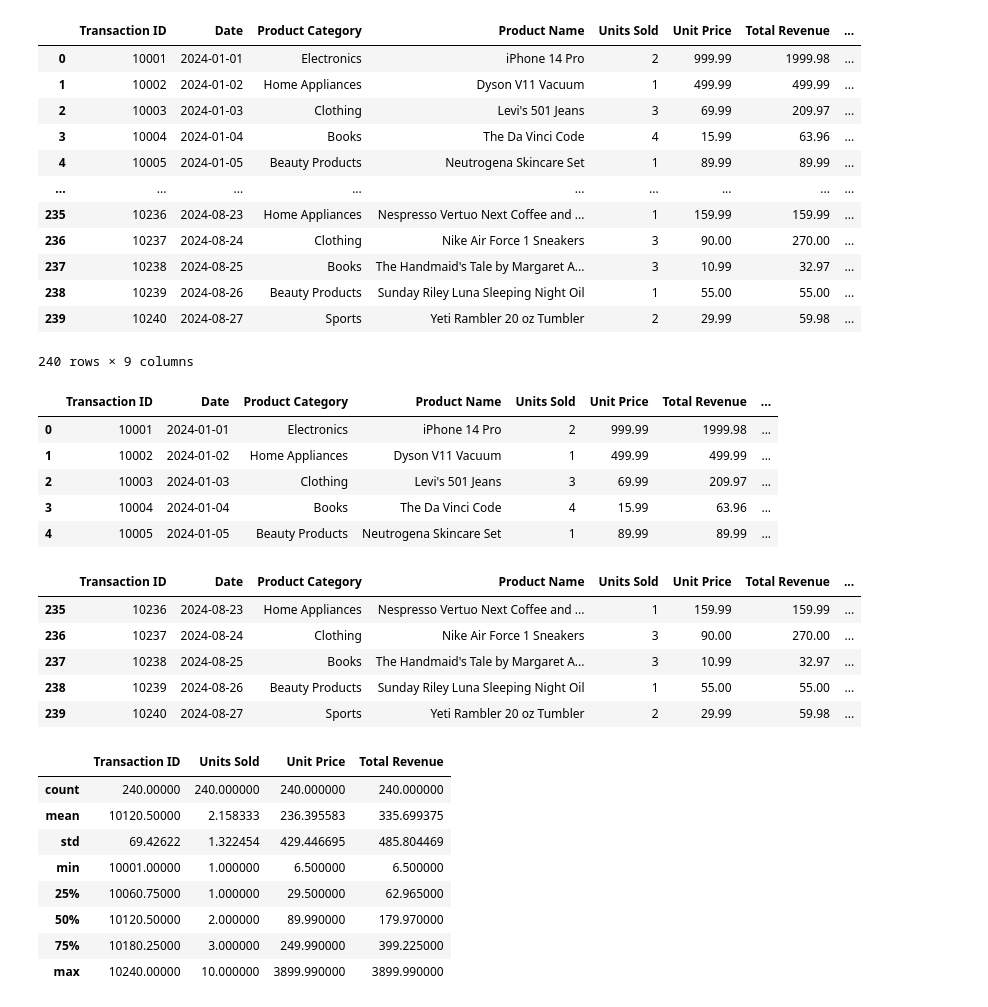
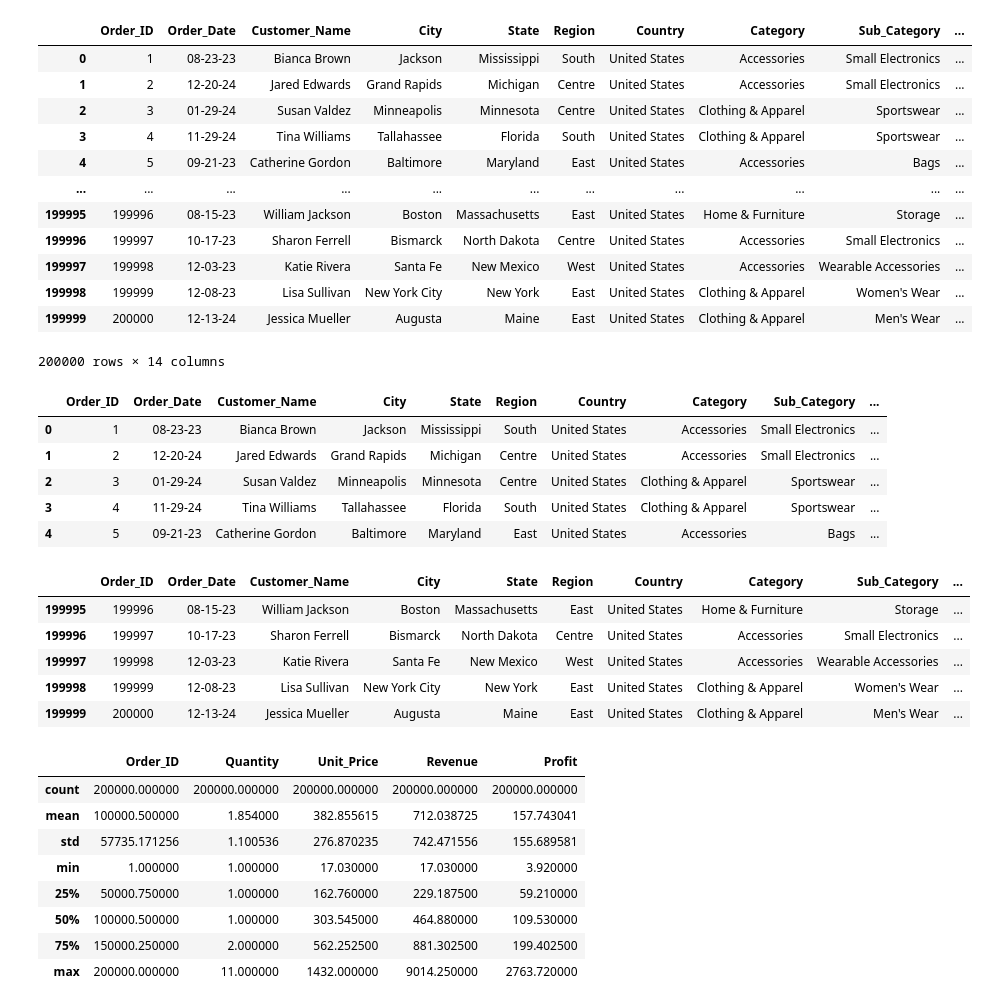
Before and after one commit to prathamxz/Data-Science-Practice, a Jupyter notebook: Python Solving/Data Analysis with Python/Data Manipulation with Pandas.ipynb, the cells around one changed output. Saved outputs shown, nothing was run; the diff lists cells and outputs as text; code cells hidden in the pictures.

```diff
--- a/Python Solving/Data Analysis with Python/Data Manipulation with Pandas.ipynb
+++ b/Python Solving/Data Analysis with Python/Data Manipulation with Pandas.ipynb
@@ -1,51 +1,51 @@
 # %%
 import pandas as pd
-df = pd.read_csv('Sale_data.csv')
+df = pd.read_csv('sales.csv')
 df
 # %% [output]
-|  | Transaction ID | Date | Product Category | Product Name | Units Sold | Unit Price | Total Revenue | ... |
-| 0 | 10001 | 2024-01-01 | Electronics | iPhone 14 Pro | 2 | 999.99 | 1999.98 | ... |
-| 1 | 10002 | 2024-01-02 | Home Appliances | Dyson V11 Vacuum | 1 | 499.99 | 499.99 | ... |
-| 2 | 10003 | 2024-01-03 | Clothing | Levi's 501 Jeans | 3 | 69.99 | 209.97 | ... |
-| 3 | 10004 | 2024-01-04 | Books | The Da Vinci Code | 4 | 15.99 | 63.96 | ... |
-| 4 | 10005 | 2024-01-05 | Beauty Products | Neutrogena Skincare Set | 1 | 89.99 | 89.99 | ... |
-| ... | ... | ... | ... | ... | ... | ... | ... | ... |
-| 235 | 10236 | 2024-08-23 | Home Appliances | Nespresso Vertuo Next Coffee and ... | 1 | 159.99 | 159.99 | ... |
-| 236 | 10237 | 2024-08-24 | Clothing | Nike Air Force 1 Sneakers | 3 | 90.00 | 270.00 | ... |
-| 237 | 10238 | 2024-08-25 | Books | The Handmaid's Tale by Margaret A... | 3 | 10.99 | 32.97 | ... |
-| 238 | 10239 | 2024-08-26 | Beauty Products | Sunday Riley Luna Sleeping Night Oil | 1 | 55.00 | 55.00 | ... |
-| 239 | 10240 | 2024-08-27 | Sports | Yeti Rambler 20 oz Tumbler | 2 | 29.99 | 59.98 | ... |
+|  | Order_ID | Order_Date | Customer_Name | City | State | Region | Country | Category | Sub_Category | ... |
+| 0 | 1 | 08-23-23 | Bianca Brown | Jackson | Mississippi | South | United States | Accessories | Small Electronics | ... |
+| 1 | 2 | 12-20-24 | Jared Edwards | Grand Rapids | Michigan | Centre | United States | Accessories | Small Electronics | ... |
+| 2 | 3 | 01-29-24 | Susan Valdez | Minneapolis | Minnesota | Centre | United States | Clothing & Apparel | Sportswear | ... |
+| 3 | 4 | 11-29-24 | Tina Williams | Tallahassee | Florida | South | United States | Clothing & Apparel | Sportswear | ... |
+| 4 | 5 | 09-21-23 | Catherine Gordon | Baltimore | Maryland | East | United States | Accessories | Bags | ... |
+| ... | ... | ... | ... | ... | ... | ... | ... | ... | ... | ... |
+| 199995 | 199996 | 08-15-23 | William Jackson | Boston | Massachusetts | East | United States | Home & Furniture | Storage | ... |
+| 199996 | 199997 | 10-17-23 | Sharon Ferrell | Bismarck | North Dakota | Centre | United States | Accessories | Small Electronics | ... |
+| 199997 | 199998 | 12-03-23 | Katie Rivera | Santa Fe | New Mexico | West | United States | Accessories | Wearable Accessories | ... |
+| 199998 | 199999 | 12-08-23 | Lisa Sullivan | New York City | New York | East | United States | Clothing & Apparel | Women's Wear | ... |
+| 199999 | 200000 | 12-13-24 | Jessica Mueller | Augusta | Maine | East | United States | Clothing & Apparel | Men's Wear | ... |
-240 rows × 9 columns
+200000 rows × 14 columns
 # %%
 df.head(5)
 # %% [output]
-|  | Transaction ID | Date | Product Category | Product Name | Units Sold | Unit Price | Total Revenue | ... |
-| 0 | 10001 | 2024-01-01 | Electronics | iPhone 14 Pro | 2 | 999.99 | 1999.98 | ... |
-| 1 | 10002 | 2024-01-02 | Home Appliances | Dyson V11 Vacuum | 1 | 499.99 | 499.99 | ... |
-| 2 | 10003 | 2024-01-03 | Clothing | Levi's 501 Jeans | 3 | 69.99 | 209.97 | ... |
-| 3 | 10004 | 2024-01-04 | Books | The Da Vinci Code | 4 | 15.99 | 63.96 | ... |
-| 4 | 10005 | 2024-01-05 | Beauty Products | Neutrogena Skincare Set | 1 | 89.99 | 89.99 | ... |
+|  | Order_ID | Order_Date | Customer_Name | City | State | Region | Country | Category | Sub_Category | ... |
+| 0 | 1 | 08-23-23 | Bianca Brown | Jackson | Mississippi | South | United States | Accessories | Small Electronics | ... |
+| 1 | 2 | 12-20-24 | Jared Edwards | Grand Rapids | Michigan | Centre | United States | Accessories | Small Electronics | ... |
+| 2 | 3 | 01-29-24 | Susan Valdez | Minneapolis | Minnesota | Centre | United States | Clothing & Apparel | Sportswear | ... |
+| 3 | 4 | 11-29-24 | Tina Williams | Tallahassee | Florida | South | United States | Clothing & Apparel | Sportswear | ... |
+| 4 | 5 | 09-21-23 | Catherine Gordon | Baltimore | Maryland | East | United States | Accessories | Bags | ... |
 # %%
 df.tail(5)
 # %% [output]
-|  | Transaction ID | Date | Product Category | Product Name | Units Sold | Unit Price | Total Revenue | ... |
-| 235 | 10236 | 2024-08-23 | Home Appliances | Nespresso Vertuo Next Coffee and ... | 1 | 159.99 | 159.99 | ... |
-| 236 | 10237 | 2024-08-24 | Clothing | Nike Air Force 1 Sneakers | 3 | 90.00 | 270.00 | ... |
-| 237 | 10238 | 2024-08-25 | Books | The Handmaid's Tale by Margaret A... | 3 | 10.99 | 32.97 | ... |
-| 238 | 10239 | 2024-08-26 | Beauty Products | Sunday Riley Luna Sleeping Night Oil | 1 | 55.00 | 55.00 | ... |
-| 239 | 10240 | 2024-08-27 | Sports | Yeti Rambler 20 oz Tumbler | 2 | 29.99 | 59.98 | ... |
+|  | Order_ID | Order_Date | Customer_Name | City | State | Region | Country | Category | Sub_Category | ... |
+| 199995 | 199996 | 08-15-23 | William Jackson | Boston | Massachusetts | East | United States | Home & Furniture | Storage | ... |
+| 199996 | 199997 | 10-17-23 | Sharon Ferrell | Bismarck | North Dakota | Centre | United States | Accessories | Small Electronics | ... |
+| 199997 | 199998 | 12-03-23 | Katie Rivera | Santa Fe | New Mexico | West | United States | Accessories | Wearable Accessories | ... |
+| 199998 | 199999 | 12-08-23 | Lisa Sullivan | New York City | New York | East | United States | Clothing & Apparel | Women's Wear | ... |
+| 199999 | 200000 | 12-13-24 | Jessica Mueller | Augusta | Maine | East | United States | Clothing & Apparel | Men's Wear | ... |
 # %%
 df.describe()
 # %% [output]
-|  | Transaction ID | Units Sold | Unit Price | Total Revenue |
-| count | 240.00000 | 240.000000 | 240.000000 | 240.000000 |
-| mean | 10120.50000 | 2.158333 | 236.395583 | 335.699375 |
-| std | 69.42622 | 1.322454 | 429.446695 | 485.804469 |
-| min | 10001.00000 | 1.000000 | 6.500000 | 6.500000 |
-| 25% | 10060.75000 | 1.000000 | 29.500000 | 62.965000 |
-| 50% | 10120.50000 | 2.000000 | 89.990000 | 179.970000 |
-| 75% | 10180.25000 | 3.000000 | 249.990000 | 399.225000 |
-| max | 10240.00000 | 10.000000 | 3899.990000 | 3899.990000 |
+|  | Order_ID | Quantity | Unit_Price | Revenue | Profit |
+| count | 200000.000000 | 200000.000000 | 200000.000000 | 200000.000000 | 200000.000000 |
+| mean | 100000.500000 | 1.854000 | 382.855615 | 712.038725 | 157.743041 |
+| std | 57735.171256 | 1.100536 | 276.870235 | 742.471556 | 155.689581 |
+| min | 1.000000 | 1.000000 | 17.030000 | 17.030000 | 3.920000 |
+| 25% | 50000.750000 | 1.000000 | 162.760000 | 229.187500 | 59.210000 |
+| 50% | 100000.500000 | 1.000000 | 303.545000 | 464.880000 | 109.530000 |
+| 75% | 150000.250000 | 2.000000 | 562.252500 | 881.302500 | 199.402500 |
+| max | 200000.000000 | 11.000000 | 1432.000000 | 9014.250000 | 2763.720000 |
 # %%
 df.dtypes
 # %% [output]
```
Also changed, not shown: parts of 5 cells of this notebook, 1 other file.
